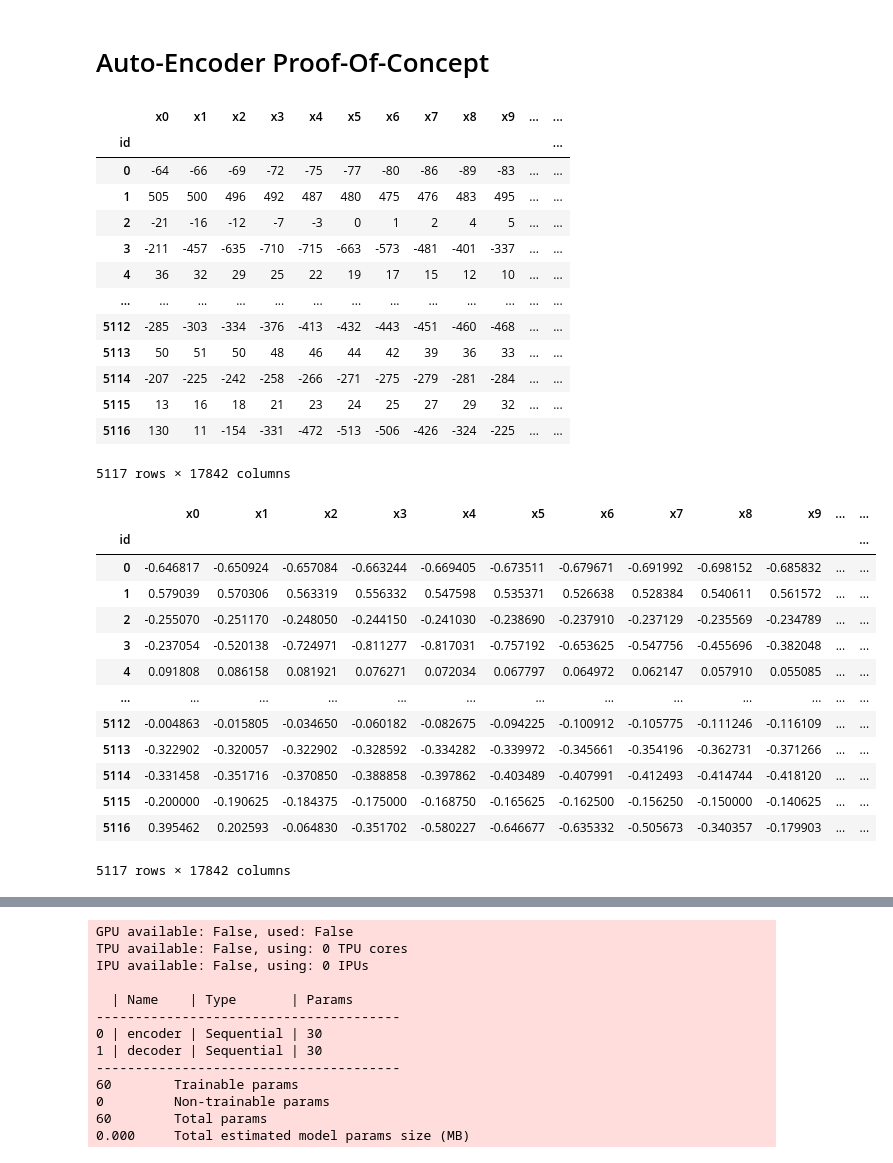
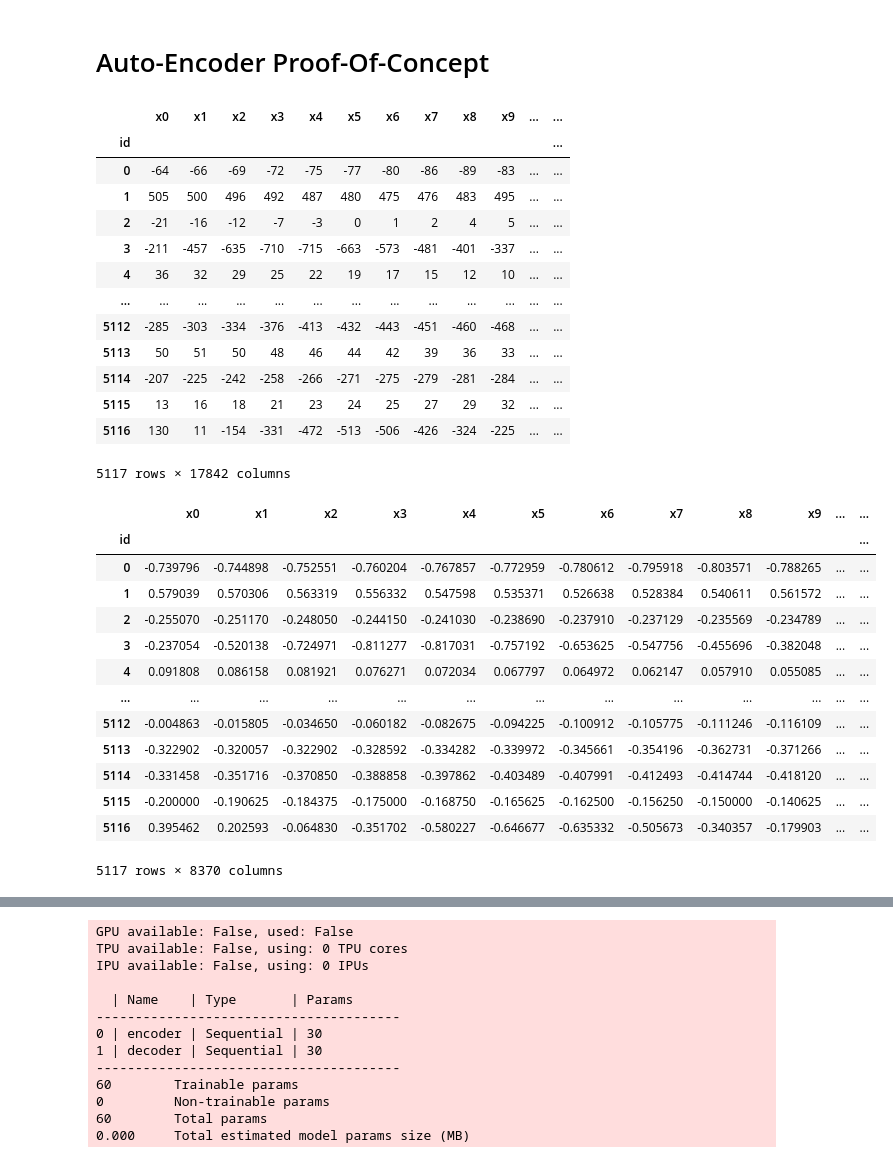
Before and after one commit to smueksch/advanced-machine-learning-tasks, a Jupyter notebook: task-2/auto-encoder/proof-of-concept.ipynb, the cells around one changed output, grey strips where cells are left out. Drawn from its saved outputs; the diff is of its cells as text; code cells hidden in the pictures.

```diff
--- a/task-2/auto-encoder/proof-of-concept.ipynb
+++ b/task-2/auto-encoder/proof-of-concept.ipynb
@@ -31,36 +31,37 @@ LEARNING_RATE = 0.001
 X_train, y_train = load_train_set(os.path.join(os.pardir, 'data'))
 
 display(X_train)
+X_train = X_train.dropna(axis=1, thresh=2559)
 
 #X_train = X_train.fillna(0.0)
 # Small hack, want that each signal is betweeb -1 and 1, so need to make
 # signals the features and transform, then switch back.
 X_train_scaled = X_train.T
 X_train_scaled.values[:] = MinMaxScaler(feature_range=(-1,1)).fit_transform(X_train_scaled)
 X_train_scaled = X_train_scaled.T
 
 X_train = X_train.fillna(0.0)
 X_train_scaled = X_train_scaled.fillna(0.0)
 
 display(X_train_scaled)
 # %% [output]
 |  | x0 | x1 | x2 | x3 | x4 | x5 | x6 | x7 | x8 | x9 | ... | ... |
 | id |  |  |  |  |  |  |  |  |  |  |  | ... |
 | 0 | -64 | -66 | -69 | -72 | -75 | -77 | -80 | -86 | -89 | -83 | ... | ... |
 | 1 | 505 | 500 | 496 | 492 | 487 | 480 | 475 | 476 | 483 | 495 | ... | ... |
 | 2 | -21 | -16 | -12 | -7 | -3 | 0 | 1 | 2 | 4 | 5 | ... | ... |
 | 3 | -211 | -457 | -635 | -710 | -715 | -663 | -573 | -481 | -401 | -337 | ... | ... |
 | 4 | 36 | 32 | 29 | 25 | 22 | 19 | 17 | 15 | 12 | 10 | ... | ... |
 | ... | ... | ... | ... | ... | ... | ... | ... | ... | ... | ... | ... | ... |
 | 5112 | -285 | -303 | -334 | -376 | -413 | -432 | -443 | -451 | -460 | -468 | ... | ... |
 | 5113 | 50 | 51 | 50 | 48 | 46 | 44 | 42 | 39 | 36 | 33 | ... | ... |
 | 5114 | -207 | -225 | -242 | -258 | -266 | -271 | -275 | -279 | -281 | -284 | ... | ... |
 | 5115 | 13 | 16 | 18 | 21 | 23 | 24 | 25 | 27 | 29 | 32 | ... | ... |
 | 5116 | 130 | 11 | -154 | -331 | -472 | -513 | -506 | -426 | -324 | -225 | ... | ... |
 5117 rows × 17842 columns
 |  | x0 | x1 | x2 | x3 | x4 | x5 | x6 | x7 | x8 | x9 | ... | ... |
 | id |  |  |  |  |  |  |  |  |  |  |  | ... |
-| 0 | -0.646817 | -0.650924 | -0.657084 | -0.663244 | -0.669405 | -0.673511 | -0.679671 | -0.691992 | -0.698152 | -0.685832 | ... | ... |
+| 0 | -0.739796 | -0.744898 | -0.752551 | -0.760204 | -0.767857 | -0.772959 | -0.780612 | -0.795918 | -0.803571 | -0.788265 | ... | ... |
 | 1 | 0.579039 | 0.570306 | 0.563319 | 0.556332 | 0.547598 | 0.535371 | 0.526638 | 0.528384 | 0.540611 | 0.561572 | ... | ... |
 | 2 | -0.255070 | -0.251170 | -0.248050 | -0.244150 | -0.241030 | -0.238690 | -0.237910 | -0.237129 | -0.235569 | -0.234789 | ... | ... |
 | 3 | -0.237054 | -0.520138 | -0.724971 | -0.811277 | -0.817031 | -0.757192 | -0.653625 | -0.547756 | -0.455696 | -0.382048 | ... | ... |
@@ -71,7 +72,7 @@ display(X_train_scaled)
 | 5114 | -0.331458 | -0.351716 | -0.370850 | -0.388858 | -0.397862 | -0.403489 | -0.407991 | -0.412493 | -0.414744 | -0.418120 | ... | ... |
 | 5115 | -0.200000 | -0.190625 | -0.184375 | -0.175000 | -0.168750 | -0.165625 | -0.162500 | -0.156250 | -0.150000 | -0.140625 | ... | ... |
 | 5116 | 0.395462 | 0.202593 | -0.064830 | -0.351702 | -0.580227 | -0.646677 | -0.635332 | -0.505673 | -0.340357 | -0.179903 | ... | ... |
-5117 rows × 17842 columns
+5117 rows × 8370 columns
 # %%
 # Compare original with auto-encoded signal.
 num_rows = 1
```
Also changed, not shown: parts of 8 cells of this notebook.
